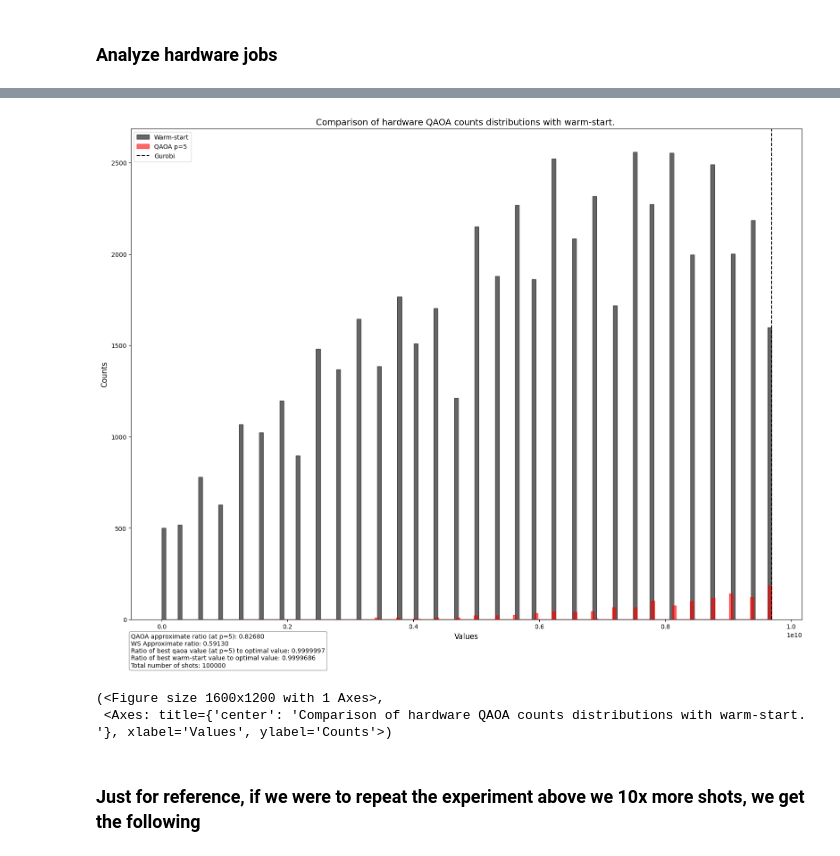
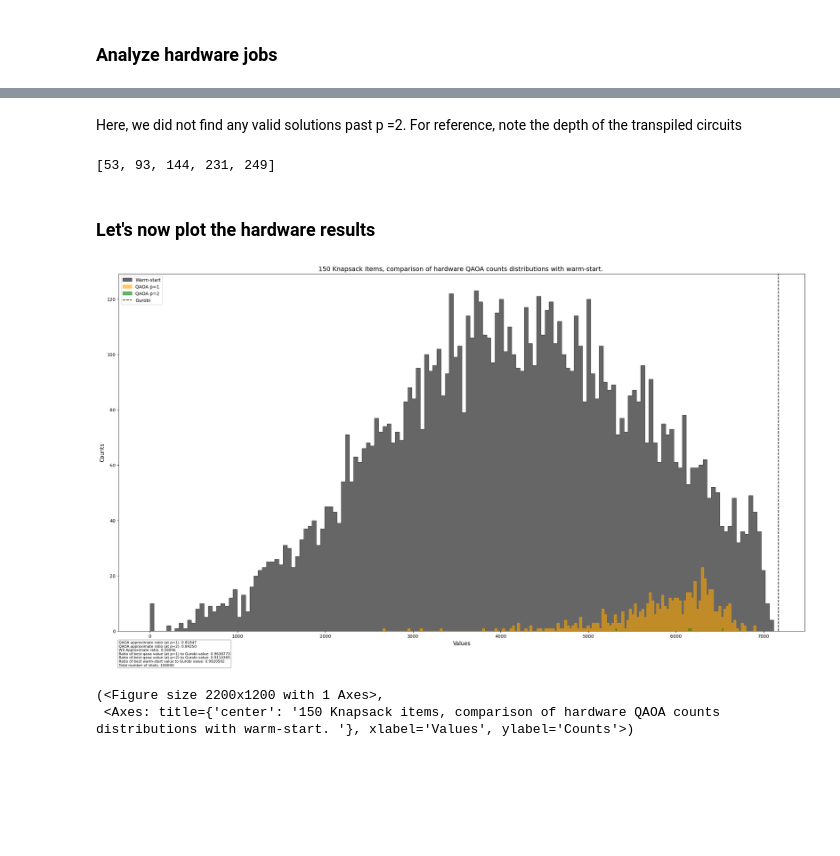
Before and after one commit to jhoule42/xQAOA_unit_commitment, a Jupyter notebook: demo.ipynb, the cells around one changed output, grey strips where cells are left out. Drawn from its saved outputs; the diff is of its cells as text; code cells hidden in the pictures; blank space fills up the shorter version.

Commit message:
simulations and hardware execution of 150q instance

```diff
--- a/demo.ipynb
+++ b/demo.ipynb
@@ -733,6 +722,10 @@ for circ in circuits_at_different_p:
 
 job = sampler_mps.run(pubs, shots=shots)
 # %%
+approx_ratios={}
+valid_shots={}
+best_values={}
+
 for i in range(len(p_values)):
     counts_bin_qc = job.result()[i].data.meas.get_counts()
 
@@ -747,6 +740,7 @@ for i in range(len(p_values)):
     sorted_dict_valid_qaoa= dict(sorted(valid_dict_bit_values_qaoa.items(), key=lambda item: item[0], reverse=True))
     dict_bit_values_at_different_p[f"p = {i}"] = sorted_dict_valid_qaoa
     best_value = max(sorted_dict_valid_qaoa.keys())
+    best_values[f"p={i+1}"] = best_value
     best_count = sorted_dict_valid_qaoa[best_value]
     print(f"Best value: {best_value}")
 
@@ -759,9 +753,13 @@ for i in range(len(p_values)):
         json.dump(counts_bin_qc_rev, f, indent=4)
 
 
+
     valid_shots_qaoa = sum(sorted_dict_valid_qaoa.values())
     approx_ratio_qaoa, _ = compute_approximate_ratio(dict(islice(sorted_dict_valid_qaoa.items(),valid_shots_qaoa)), optimal_value)
 
+    approx_ratios[f"p={i+1}"] = approx_ratio_qaoa
+    valid_shots[f"p={i+1}"] = valid_shots_qaoa
+
     print(f'Approximate ratio at p = {p_values[i]}: {approx_ratio_qaoa}', '\n'
     f'Number of valid shots at p = {p_values[i]}: {valid_shots_qaoa}')
 # %% [output]
@@ -1015,10 +1003,14 @@ job_id:d4faih12bisc73a2aq00
 # %% [markdown]
 ### Analyze hardware jobs
 # %%
+hardware_job = service.job('d4fhklp2bisc73a2ik9g')
 hardware_dict_bit_values_at_different_p  = {}
+best_values={}
+approx_ratios ={}
+valid_shots={}
 
 for i in range(len(p_values)):
-    counts_bin_qc = job.result()[i].data.meas.get_counts()
+    counts_bin_qc = hardware_job.result()[i].data.meas.get_counts()
 
     counts_bin_qc_rev = {}  # reverse bitstrings to account for little endian notation
     for key in counts_bin_qc.keys():
@@ -1033,7 +1025,7 @@ for i in range(len(p_values)):
     best_value = max(sorted_dict_valid_qaoa.keys())
     best_count = sorted_dict_valid_qaoa[best_value]
     print(f"Best value: {best_value}")
-
+    best_values[f"p={i+1}"] = best_value
     # store counts dictionary
     instance_identifier= f'Instance:{instance_index}'
     counts_file = './Counts/Hardware/' + instance_identifier   + f'p:{p_values[i]}'
@@ -1044,6 +1036,8 @@ for i in range(len(p_values)):
     valid_shots_qaoa = sum(sorted_dict_valid_qaoa.values())
     approx_ratio_qaoa, _ = compute_approximate_ratio(dict(islice(sorted_dict_valid_qaoa.items(),valid_shots_qaoa)), optimal_value)
 
+    approx_ratios[f"p={i+1}"] = approx_ratio_qaoa
+    valid_shots[f"p={i+1}"] = valid_shots_qaoa
     print(f'Approximate ratio at p = {p_values[i]}: {approx_ratio_qaoa}', '\n'
         f'Number of valid shots at p = {p_values[i]}: {valid_shots_qaoa}')
 # %% [output]
@@ -1065,35 +1050,44 @@ Number of valid shots at p = 5: 1268
+# %% [markdown]
+Here, we did not find any valid solutions past p =2. For reference, note the depth of the transpiled circuits
+# %%
+[y.depth(lambda x: len(x.qubits)==2) for y in pubs]
+# %% [output]
+[53, 93, 144, 231, 249]
+# %% [markdown]
+### Let's now plot the hardware results
 # %%
 data_dict = {
-   # f"Random: Apr={norm_approx_ratio_rand:.2f}": dict_bit_values_random,
    f"Warm-start": valid_dict_bit_values_ws,
-#    f"QAOA p={1}": hardware_dict_bit_values_at_different_p["p = 0"],
-#    f"QAOA p={2}": hardware_dict_bit_values_at_different_p["p = 1"],
-#    f"QAOA p={3}": hardware_dict_bit_values_at_different_p["p = 2"],
-#    f"QAOA p={4}": hardware_dict_bit_values_at_different_p["p = 3"],
-   f"QAOA p={5}": hardware_dict_bit_values_at_different_p["p = 4"]
+    f"QAOA p={1}": hardware_dict_bit_values_at_different_p["p = 0"],
+    f"QAOA p={2}": hardware_dict_bit_values_at_different_p["p = 1"],
+}
+colors = {
+   f"Warm-start": 'black',
+   f"QAOA p={1}": 'orange',
+   f"QAOA p={2}": 'green'
 }
 # Annotations
 annotations = {
-    f"QAOA approximate ratio (at p={layers})": f"{approx_ratio_qaoa:.5f}",
+    f"QAOA approximate ratio (at p={1})": f"{approx_ratios['p=1']:.5f}",
+    f"QAOA approximate ratio (at p={2})": f"{approx_ratios['p=2']:.5f}",
     f"WS Approximate ratio" : f"{approx_ratio_ws:.5f}",
-    f"Ratio of best qaoa value (at p={layers}) to optimal value" : f"{(best_value/optimal_value):.7f}",
-    f"Ratio of best warm-start value to optimal value" : f"{(best_value_ws/optimal_value):.7f}",
+    f"Ratio of best qaoa value (at p={1}) to Gurobi value" : f"{(best_values['p=1']/optimal_value):.7f}",
+    f"Ratio of best qaoa value (at p={2}) to Gurobi value" : f"{(best_values['p=2']/optimal_value):.7f}",
+    f"Ratio of best warm-start value to Gurobi value" : f"{(best_value_ws/optimal_value):.7f}",
     f"Total number of shots" : f"{SHOTS:.0f}",
     }
 plot_multiple_distributions(
     data_dict=data_dict,
     min_cost=optimal_value,
     colors=colors,
     nb_bins=150,
     log=False,
     annotations=annotations,
-    figsize=(16,12),
+    figsize=(22,12),
     hist_type='stepfilled',
-    title=f"Comparison of hardware QAOA counts distributions with warm-start. "
+    title=f"{n} Knapsack items, comparison of hardware QAOA counts distributions with warm-start. "
 )
 # %% [output]
-[figure, old version]
+[figure, new version]
-(<Figure size 1600x1200 with 1 Axes>,
- <Axes: title={'center': 'Comparison of hardware QAOA counts distributions with warm-start. '}, xlabel='Values', ylabel='Counts'>)
+(<Figure size 2200x1200 with 1 Axes>,
+ <Axes: title={'center': '150 Knapsack items, comparison of hardware QAOA counts distributions with warm-start. '}, xlabel='Values', ylabel='Counts'>)
-# %% [markdown]
-### Just for reference, if we were to repeat the experiment above we 10x more shots, we get the following
```
Also changed, not shown: parts of 34 cells of this notebook, 6 other files.
